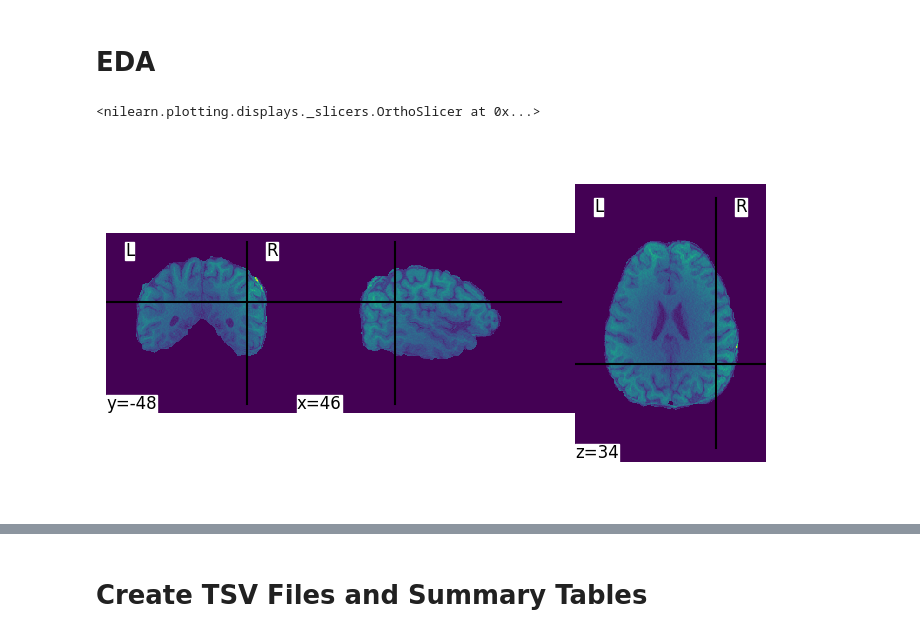
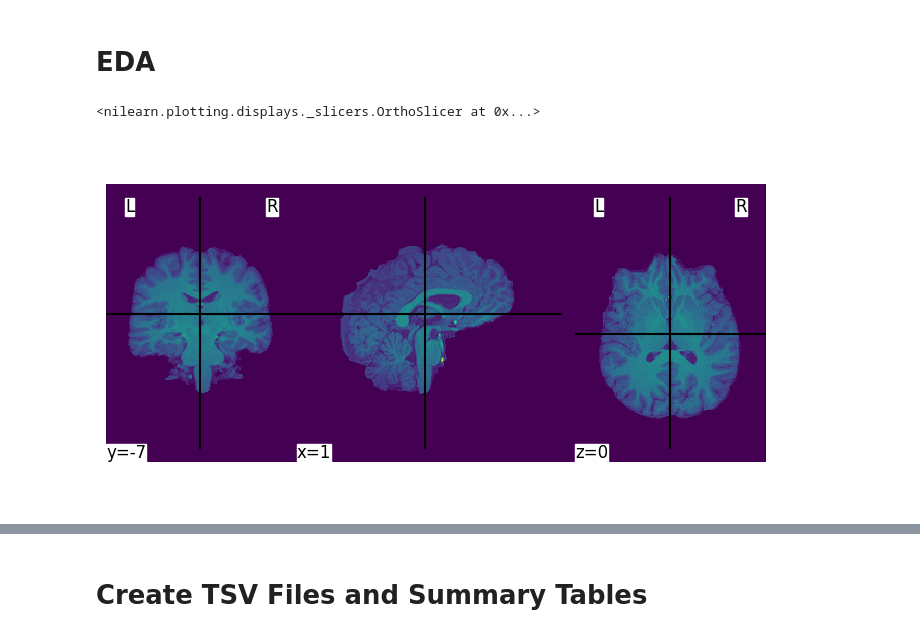
Before and after one commit to eplarocco/CHMCorr_Autism_Research, a Jupyter notebook: 01_Data_Preprocessing.ipynb, the cells around one changed output, grey strips where cells are left out. Saved outputs shown, nothing was run; the diff lists cells and outputs as text; code cells hidden in the pictures.

```diff
--- a/01_Data_Preprocessing.ipynb
+++ b/01_Data_Preprocessing.ipynb
@@ -42,20 +42,21 @@ import subprocess
 # %%
 # Paths
 
 # Preprocessed Image
 #image_path = 'Original_Data/ABIDE1/CALTECH/sub-0051456/anat/sub-0051456_T1w.nii.gz'
 #image_path = 'Original_Data/ABIDE2/ABIDEII-BNI_1/sub-29006/ses-1/anat/sub-29006_ses-1_run-1_T1w.nii.gz'
 #image_path = 'Original_Data/ACE/sub-HAR30003/anat/sub-HAR30003_T1w.nii.gz'
-image_path = 'JustBrain_Data/ABIDE2/sub-28675/anat/sub-28675_T1w.nii.gz'
+#image_path = 'JustBrain_Data/ABIDE2/sub-28675/anat/sub-28675_T1w.nii.gz'
+image_path = 'JustBrain_Data/ABIDE1/sub-0050002/anat/sub-0050002_T1w.nii.gz'
 
 # Load Image
 img = nilearn.image.load_img(image_path)
 
 # Plot
 plotting.plot_img(image_path)
 # %% [output]
 <nilearn.plotting.displays._slicers.OrthoSlicer at 0x...>
-[figure, old version]
+[figure, new version]
 # %%
 print(img.get_fdata().shape)
 print(img.header)
```
Also changed, not shown: parts of 21 cells of this notebook.
